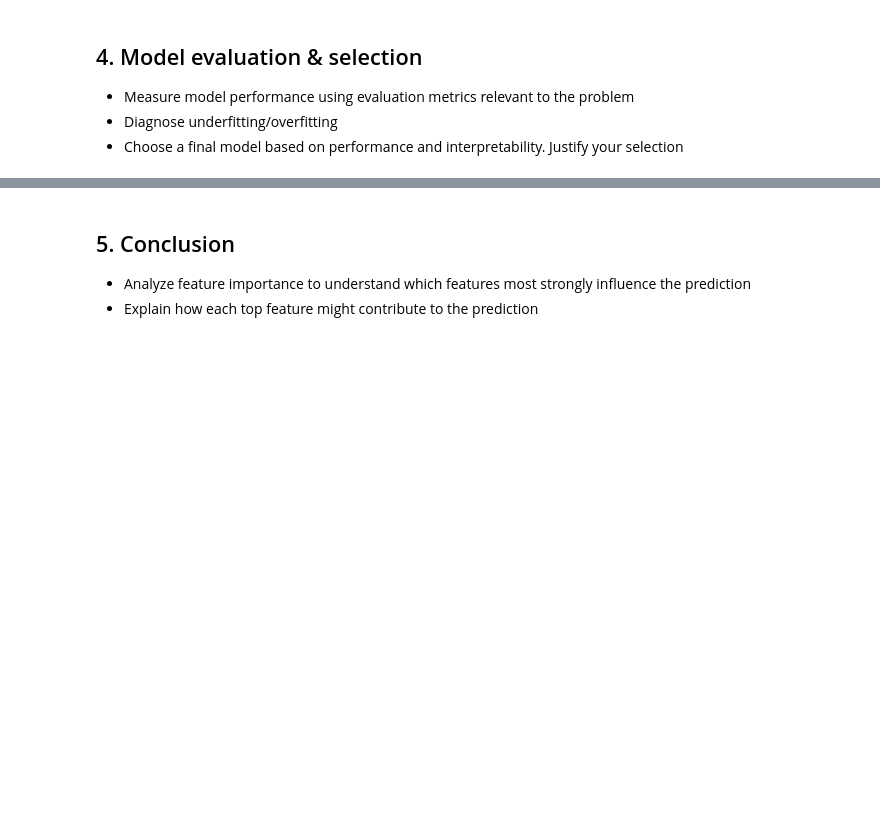
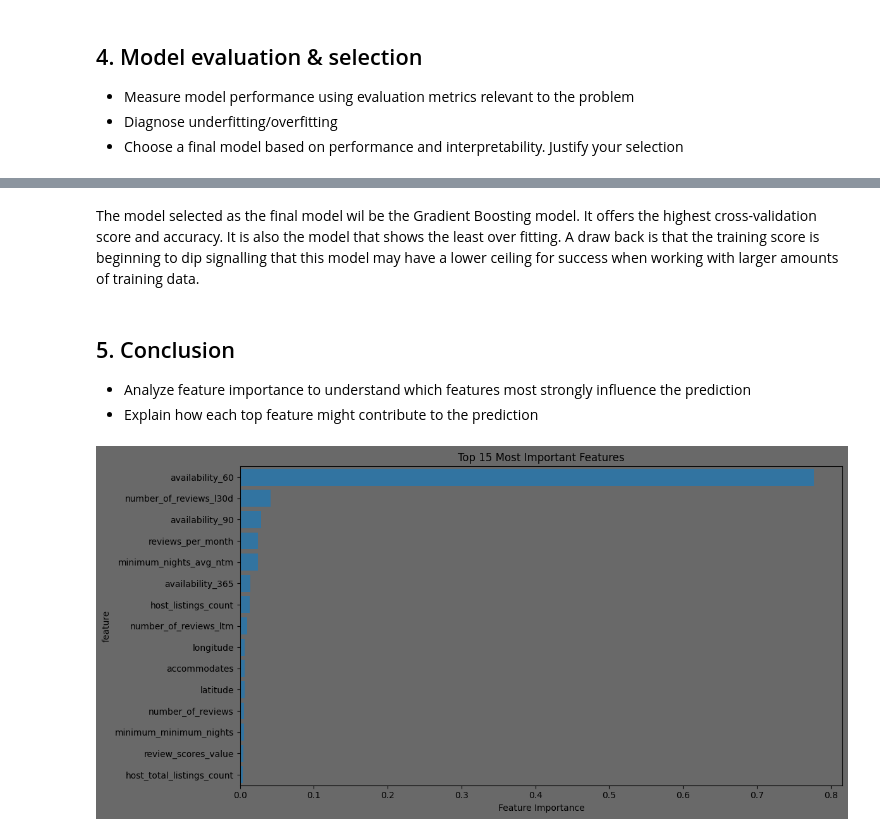
Before and after one commit to TheMatteoD/DATA400-final-project, a Jupyter notebook: final_project.ipynb, the cells around one changed output, grey strips where cells are left out. Cells and saved outputs as stored; diff of their text form; code cells hidden in the pictures; blank space fills up the shorter version.

```diff
--- a/final_project.ipynb
+++ b/final_project.ipynb
@@ -670,0 +819,7 @@ Name: target, dtype: float64
+# %%
+nominal_to_encode = [col for col in nominal_categories if col in X.columns]
+max_categories = 10
+for col in nominal_to_encode:
+    top_categories = X[col].value_counts().nlargest(max_categories).index
+    X[col] = X[col].where(X[col].isin(top_categories), 'Other')
+X = pd.get_dummies(X, columns=nominal_to_encode, drop_first=True)
@@ -677,0 +889,16 @@ Name: target, dtype: float64
+# %%
+feat_selector = SelectFromModel(
+    RandomForestClassifier(n_estimators=100, random_state=42),
+    threshold='mean'
+)
+feat_selector.fit(X_train, y_train)
+
+selected_feat_mask = feat_selector.get_support()
+selected_features = X_train.columns[selected_feat_mask].tolist()
+
+X_train_selected = X_train[selected_features]
+X_test_selected = X_test[selected_features]
+
+print(f"Selected {len(selected_features)} features out of {X_train.shape[1]}")
+for feature in selected_features:
+    print(feature)
@@ -684,5 +1057,25 @@ Name: target, dtype: float64
+# %% [markdown]
+The model selected as the final model wil be the Gradient Boosting model. It offers the highest cross-validation score and accuracy. It is also the model that shows the least over fitting. A draw back is that the training score is beginning to dip signalling that this model may have a lower ceiling for success when working with larger amounts of training data.
 # %% [markdown]
 ## 5. Conclusion
 
 - Analyze feature importance to understand which features most strongly influence the prediction
 - Explain how each top feature might contribute to the prediction
+# %%
+gb_model = results['Gradient Boosting']['best_model']
+feature_importance = pd.DataFrame({
+    'feature': selected_features,
+    'importance': gb_model.feature_importances_
+})
+
+feature_importance = feature_importance.sort_values('importance', ascending=False)
+top_features = feature_importance.head(15)
+
+plt.figure(figsize=(12, 6))
+sns.barplot(data=top_features, x='importance', y='feature')
+plt.title('Top 15 Most Important Features')
+plt.xlabel('Feature Importance')
+plt.tight_layout()
+plt.show()
+# %% [output]
+[figure, added]
```
Also changed, not shown: parts of 30 cells of this notebook.
